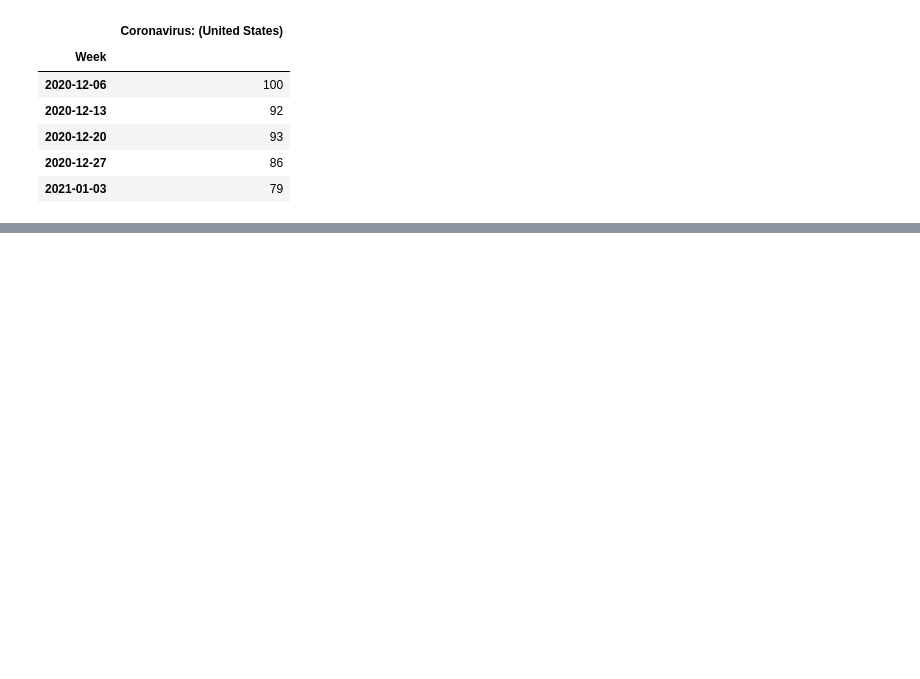
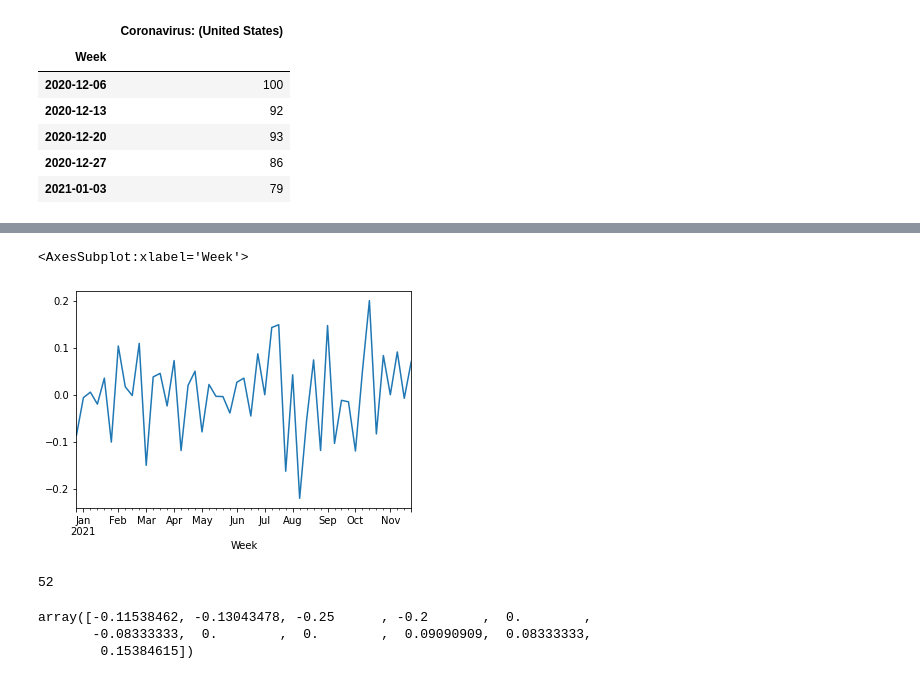
Before and after one commit to vedamy/Final_Homework, a Jupyter notebook: week-11/week-11_in_class_activity.ipynb, the cells around one changed output, grey strips where cells are left out. Drawn from its saved outputs; the diff is of its cells as text; code cells hidden in the pictures; blank space fills up the shorter version.

```diff
--- a/week-11/week-11_in_class_activity.ipynb
+++ b/week-11/week-11_in_class_activity.ipynb
@@ -44,0 +158,10 @@ between arima and model) and statsmodels.tsa.SARIMAX.
+# %%
+df_new_diff.plot()
+# %% [output]
+<AxesSubplot:xlabel='Week'>
+[figure, added]
+# %%
+x = df_new.values
+x.size
+# %% [output]
+52
@@ -44,0 +185,6 @@ between arima and model) and statsmodels.tsa.SARIMAX.
+# %%
+test
+# %% [output]
+array([-0.11538462, -0.13043478, -0.25      , -0.2       ,  0.        ,
+       -0.08333333,  0.        ,  0.        ,  0.09090909,  0.08333333,
+        0.15384615])
```
Also changed, not shown: parts of 32 cells of this notebook.
